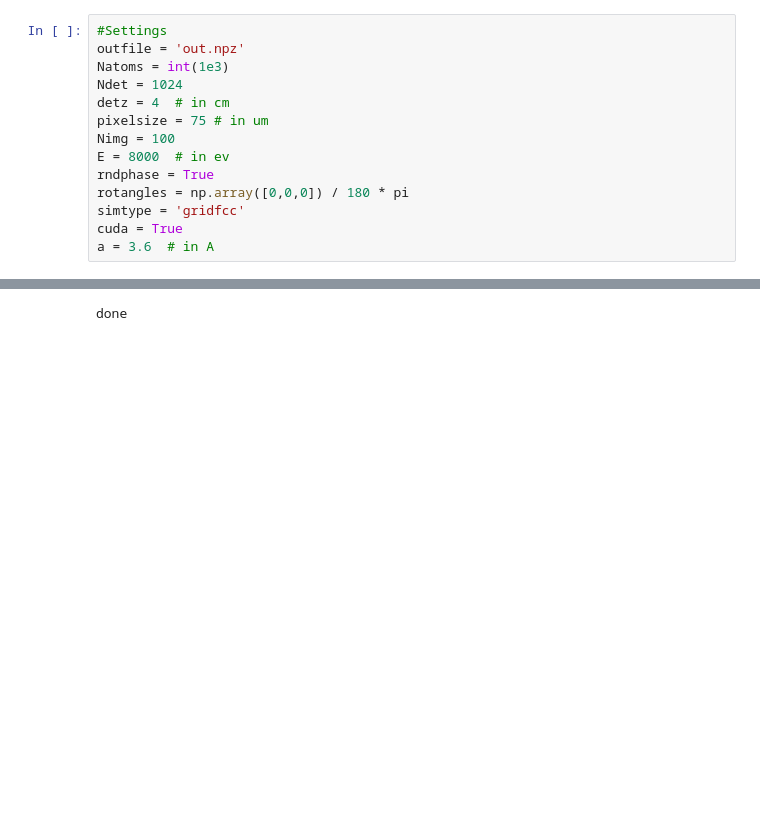
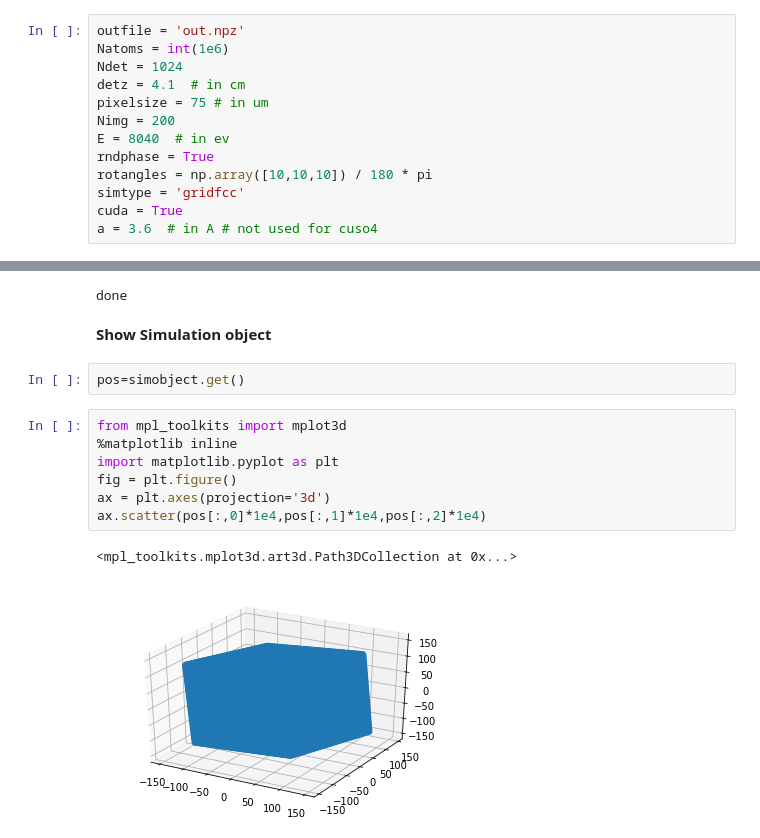
Before and after one commit to fzimmermann89/idi, a Jupyter notebook: ipynb/sim.ipynb, the cells around one changed output, grey strips where cells are left out. Cells and saved outputs as stored; diff of their text form; blank space fills up the shorter version.

```diff
--- a/ipynb/sim.ipynb
+++ b/ipynb/sim.ipynb
@@ -13,14 +15,13 @@ os.environ['PATH']+=':/usr/local/cuda/bin/'
 # %%
-#Settings
 outfile = 'out.npz'
-Natoms = int(1e3)
+Natoms = int(1e6)
 Ndet = 1024
-detz = 4  # in cm
+detz = 4.1  # in cm
 pixelsize = 75 # in um
-Nimg = 100
-E = 8000  # in ev
+Nimg = 200
+E = 8040  # in ev
 rndphase = True
-rotangles = np.array([0,0,0]) / 180 * pi
+rotangles = np.array([10,10,10]) / 180 * pi
 simtype = 'gridfcc'
 cuda = True
-a = 3.6  # in A
+a = 3.6  # in A # not used for cuso4
@@ -72,3 +74,17 @@ saving
 print("done")
 # %% [output]
 done
+# %% [markdown]
+**Show Simulation object**
+# %%
+pos=simobject.get()
+# %%
+from mpl_toolkits import mplot3d
+%matplotlib inline
+import matplotlib.pyplot as plt
+fig = plt.figure()
+ax = plt.axes(projection='3d')
+ax.scatter(pos[:,0]*1e4,pos[:,1]*1e4,pos[:,2]*1e4)
+# %% [output]
+<mpl_toolkits.mplot3d.art3d.Path3DCollection at 0x...>
+[figure, added]
```
Also changed, not shown: parts of 5 cells of this notebook, 3 other files.
